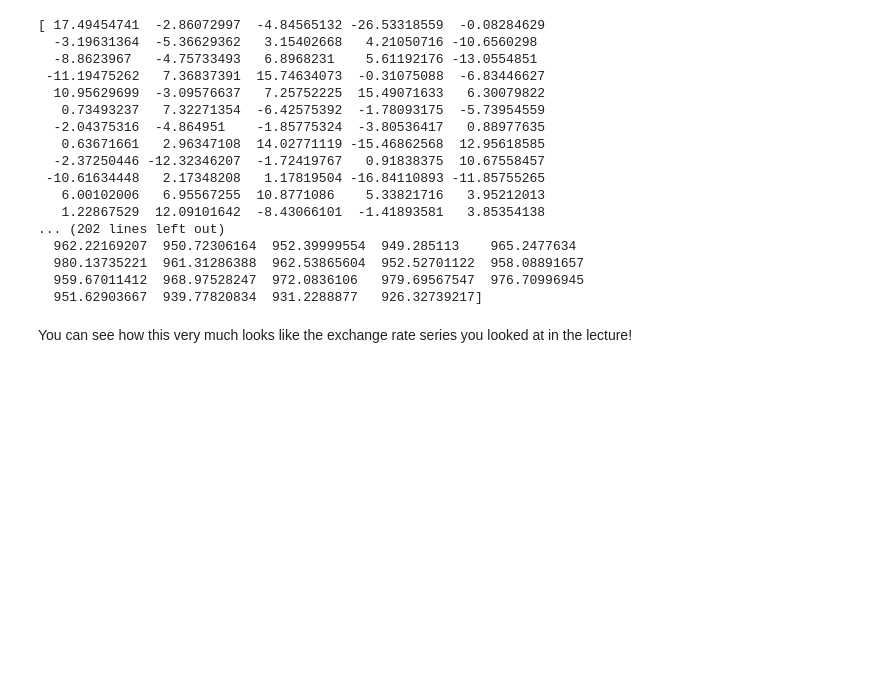
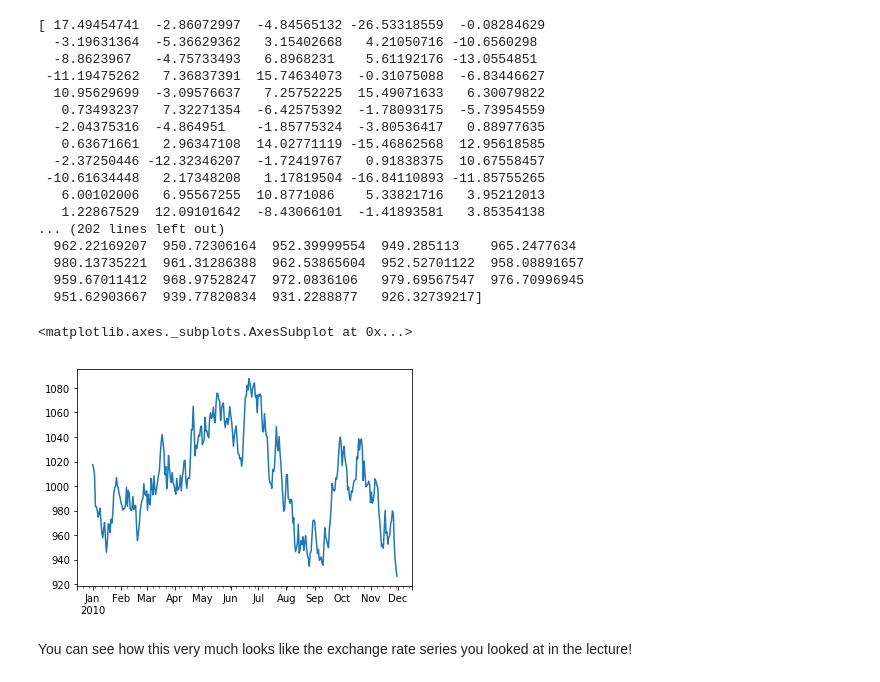
Before and after one commit to lnhdn/dsc-basic-time-series-models-lab-nyc-ds-career-042219, a Jupyter notebook: index.ipynb, the cells around one changed output. Drawn from its saved outputs; the diff is of its cells as text; code cells hidden in the pictures; blank space fills up the shorter version.

```diff
--- a/index.ipynb
+++ b/index.ipynb
@@ -203,6 +203,11 @@ shares_series =  pd.Series(shares_value, index=dates)
   980.13735221  961.31286388  962.53865604  952.52701122  958.08891657
   959.67011412  968.97528247  972.0836106   979.69567547  976.70996945
   951.62903667  939.77820834  931.2288877   926.32739217]
+# %%
+shares_series.plot()
+# %% [output]
+<matplotlib.axes._subplots.AxesSubplot at 0x...>
+[figure, added]
 # %% [markdown]
 You can see how this very much looks like the exchange rate series you looked at in the lecture!
 # %% [markdown]
```
